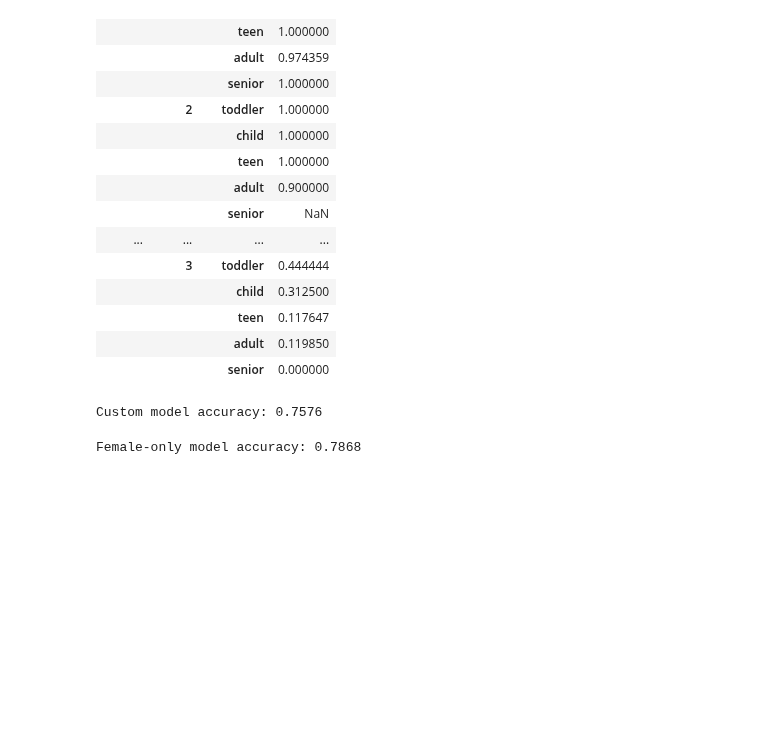
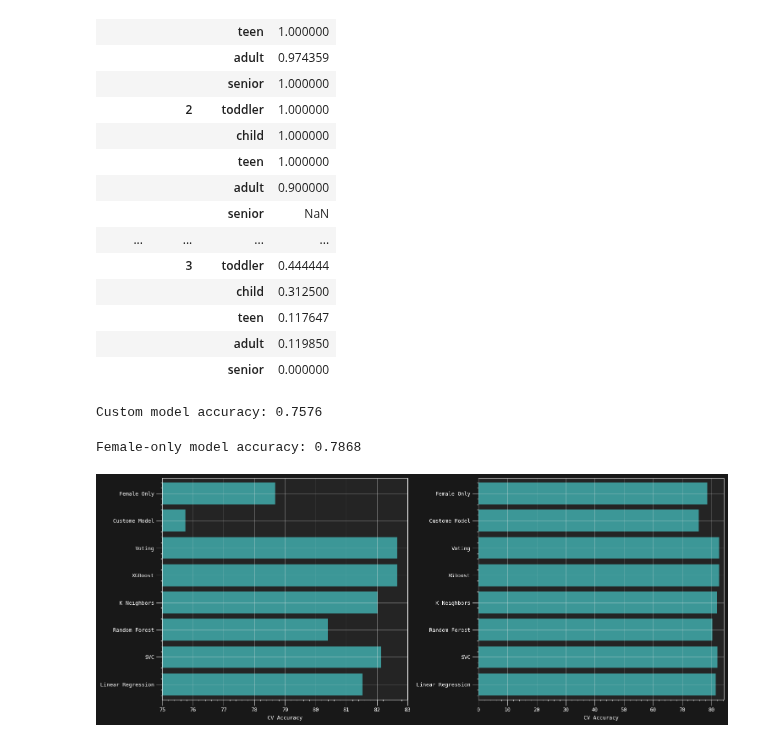
Before and after one commit to Homanloo/Titanic-Survival, a Jupyter notebook: titanic-survival-part3.ipynb, the cells around one changed output. Drawn from its saved outputs; the diff is of its cells as text; code cells hidden in the pictures; blank space fills up the shorter version.

Commit message:
Add model comparison

```diff
--- a/titanic-survival-part3.ipynb
+++ b/titanic-survival-part3.ipynb
@@ -144,3 +144,20 @@ test = pd.read_csv("Data/test.csv")
 
 predict_to_csv(custom_model, preprocess(test), "custom-model")
 predict_to_csv(female_model, preprocess(test), "female-model")
+# %%
+model_scores = [81.52, 82.15, 80.40, 82.02, 82.65, 82.65, 75.7576, 78.68]
+model_names = ["Linear Regression", "SVC", "Random Forest", "K Neighbors", "XGBoost", "Voting", "Custome Model", "Female Only"]
+
+fig, (ax1, ax2) = plt.subplots(1, 2, figsize=(15, 6))
+
+ax1.barh(model_names, model_scores)
+ax1.set_xlabel("CV Accuracy")
+ax1.set_xlim((75, 83))
+
+ax2.barh(model_names, model_scores)
+ax2.set_xlabel("CV Accuracy")
+
+plt.tight_layout()
+plt.show(fig)
+# %% [output]
+[figure, added]
```
Also changed, not shown: parts of 3 cells of this notebook.
